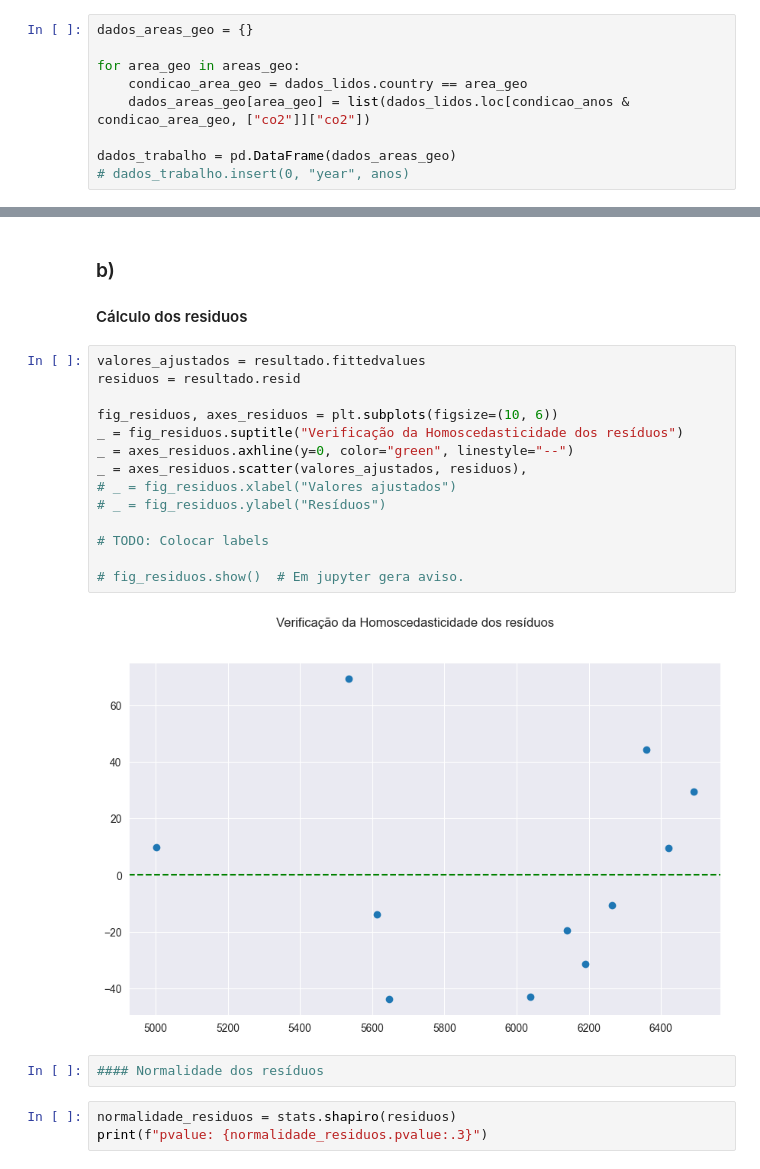
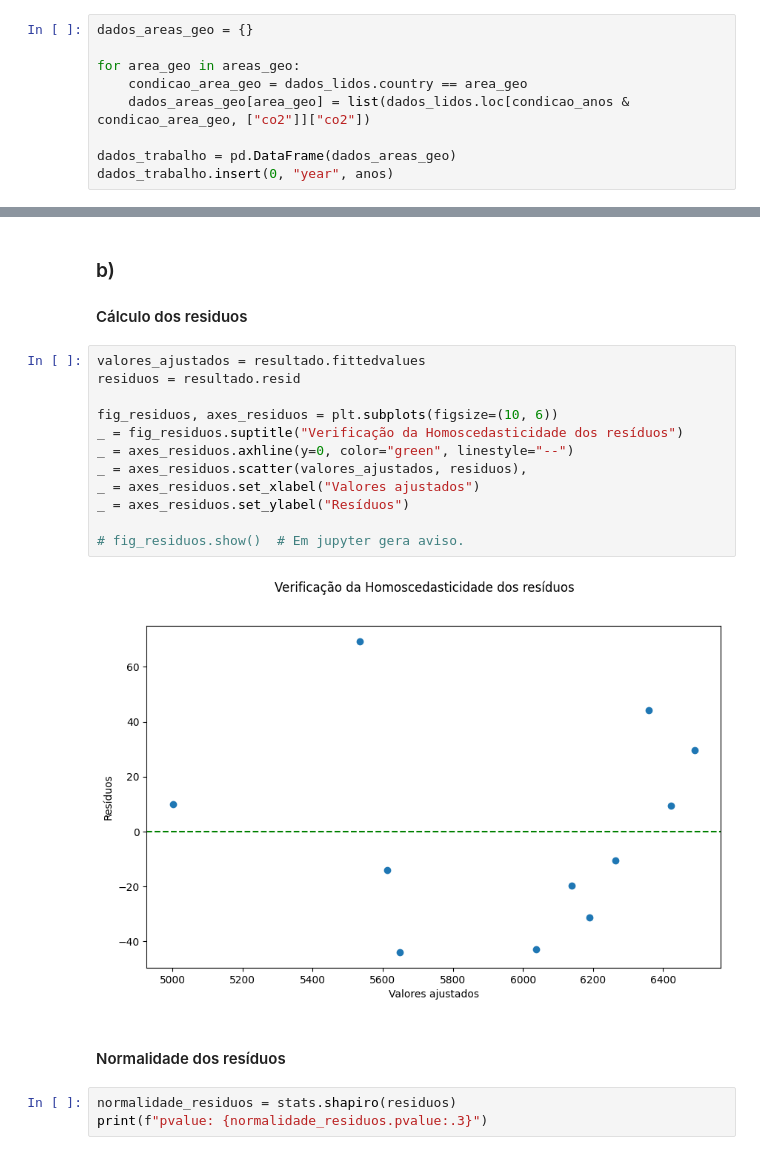
Before and after one commit to preis/anadi_2024, a Jupyter notebook: notebooks/Trabalho 1/Trabalho 4.3.2.ipynb, the cells around one changed output, grey strips where cells are left out. Cells and saved outputs as stored; diff of their text form.

```diff
--- a/notebooks/Trabalho 1/Trabalho 4.3.2.ipynb
+++ b/notebooks/Trabalho 1/Trabalho 4.3.2.ipynb
@@ -32,6 +33,6 @@ for area_geo in areas_geo:
     dados_areas_geo[area_geo] = list(dados_lidos.loc[condicao_anos & condicao_area_geo, ["co2"]]["co2"])
 
 dados_trabalho = pd.DataFrame(dados_areas_geo)
-# dados_trabalho.insert(0, "year", anos)
+dados_trabalho.insert(0, "year", anos)
 # %%
 # Espreitar os dados filtrados
@@ -78,21 +109,19 @@ $$ Y = -1653,37 - 0,58 . X_{Germany} + 2,09 . X_{Russia} + 12,74 . X_{France} +
 # %%
 valores_ajustados = resultado.fittedvalues
 residuos = resultado.resid
 
 fig_residuos, axes_residuos = plt.subplots(figsize=(10, 6))
 _ = fig_residuos.suptitle("Verificação da Homoscedasticidade dos resíduos")
 _ = axes_residuos.axhline(y=0, color="green", linestyle="--")
 _ = axes_residuos.scatter(valores_ajustados, residuos),
-# _ = fig_residuos.xlabel("Valores ajustados")
-# _ = fig_residuos.ylabel("Resíduos")
-
-# TODO: Colocar labels
+_ = axes_residuos.set_xlabel("Valores ajustados")
+_ = axes_residuos.set_ylabel("Resíduos")
 
 # fig_residuos.show()  # Em jupyter gera aviso.
 # %% [output]
-[figure, old version]
+[figure, new version]
-# %%
-#### Normalidade dos resíduos
+# %% [markdown]
+#### Normalidade dos resíduos
 # %%
 normalidade_residuos = stats.shapiro(residuos)
 print(f"pvalue: {normalidade_residuos.pvalue:.3}")
```
Also changed, not shown: parts of 22 cells of this notebook, 1 other file.
